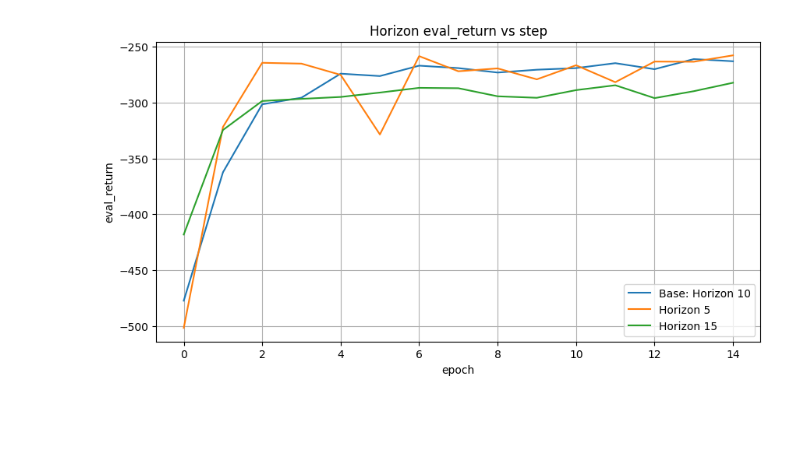
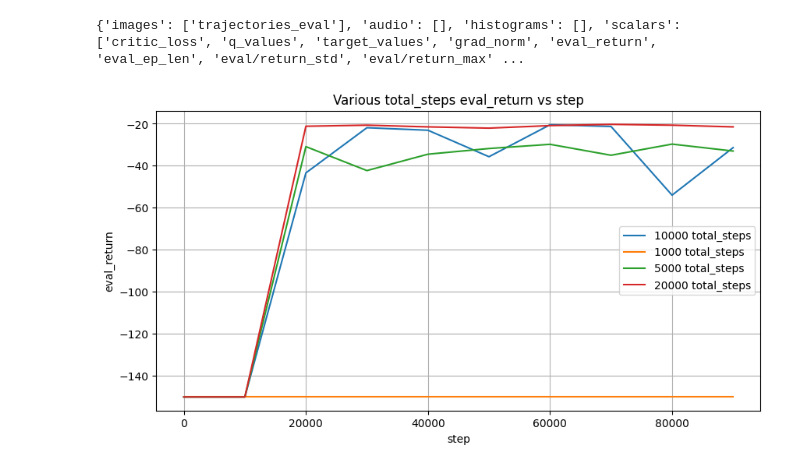
Before and after one commit to ShaanSinghGill/homework_fall2023, a Jupyter notebook: hw5/plots.ipynb, the cells around one changed output. Saved outputs shown, nothing was run; the diff lists cells and outputs as text; code cells hidden in the pictures; blank space fills up the shorter version.

```diff
--- a/hw5/plots.ipynb
+++ b/hw5/plots.ipynb
@@ -41,42 +75,49 @@ plt.show()
 # %%
-log_file = "data/reacher-cs285-v0_reacher_ablation_l2_h250_mpcrandom_horizon10_actionseq1000_02-11-2023_18-50-23"
-# log_file = 'data/reacher/reacher-cs285-v0_reacher_ablation_l2_h250_mpcrandom_horizon10_actionseq1000_26-10-2023_01-41-18'
+log_file = 'data/cqlNdqn/hw5_offline_PointmassMedium-v0_cql0.1_15-11-2023_09-44-22'
 event_acc = event_accumulator.EventAccumulator(log_file)
 event_acc.Reload()
 tags = event_acc.Tags()
-eval, step= [v.value for v in event_acc.Scalars('eval_return')], [v.step for v in event_acc.Scalars('eval_return')]
+print(tags)
+evals1, steps1 = [v.value for v in event_acc.Scalars('eval_return')], [
+    v.step for v in event_acc.Scalars('eval_return')]
 
-# log_file = "data/reacher-cs285-v0_reacher_ablation_l2_h250_mpcrandom_horizon10_actionseq1000_02-11-2023_17-27-00"
-# log_file = 'data/reacher/reacher-cs285-v0_reacher_ablation_l2_h250_mpcrandom_horizon10_actionseq1000_26-10-2023_01-44-39'
-log_file ='data/reacher-cs285-v0_reacher_ablation_l2_h250_mpcrandom_horizon5_actionseq1000_27-10-2023_11-00-27'
-# log_file = "data/reacher/reacher-cs285-v0_reacher_ablation_l2_h250_mpcrandom_horizon10_actionseq500_26-10-2023_09-52-37"
+log_file = 'data/hw5_offline_PointmassMedium-v0_cql0.1_26-11-2023_22-19-23'
 event_acc = event_accumulator.EventAccumulator(log_file)
 event_acc.Reload()
 tags = event_acc.Tags()
-evals2, steps2= [v.value for v in event_acc.Scalars('eval_return')], [v.step for v in event_acc.Scalars('eval_return')]
+evals2, steps2 = [v.value for v in event_acc.Scalars(
+    'eval_return')], [v.step for v in event_acc.Scalars('eval_return')]
 
-# log_file = "data/reacher-cs285-v0_reacher_ablation_l2_h250_mpcrandom_horizon10_actionseq1000_02-11-2023_17-42-00"
-# log_file = 'data/reacher/reacher-cs285-v0_reacher_ablation_l2_h250_mpcrandom_horizon10_actionseq1000_26-10-2023_01-45-03'
-log_file = 'data/reacher-cs285-v0_reacher_ablation_l2_h250_mpcrandom_horizon15_actionseq1000_27-10-2023_11-31-10'
-# log_file = 'data/reacher/reacher-cs285-v0_reacher_ablation_l2_h250_mpcrandom_horizon10_actionseq1500_26-10-2023_09-52-44'
+log_file = 'data/hw5_offline_PointmassMedium-v0_cql0.1_26-11-2023_22-23-07'
 event_acc = event_accumulator.EventAccumulator(log_file)
 event_acc.Reload()
 tags = event_acc.Tags()
-evals3, steps3= [v.value for v in event_acc.Scalars('eval_return')], [v.step for v in event_acc.Scalars('eval_return')]
+evals3, steps3 = [v.value for v in event_acc.Scalars(
+    'eval_return')], [v.step for v in event_acc.Scalars('eval_return')]
 
+
+log_file = 'data/hw5_offline_PointmassMedium-v0_cql0.1_26-11-2023_22-26-37'
+event_acc = event_accumulator.EventAccumulator(log_file)
+event_acc.Reload()
+tags = event_acc.Tags()
+evals4, steps4 = [v.value for v in event_acc.Scalars(
+    'eval_return')], [v.step for v in event_acc.Scalars('eval_return')]
 
 
 
 plt.figure(figsize=(10, 5))
-plt.plot(step, eval, label='Base: Horizon 10')
-plt.plot(steps2, evals2, label='Horizon 5')
-plt.plot(steps3, evals3, label='Horizon 15')
+plt.plot(steps1, evals1, label='10000 total_steps')
+plt.plot(steps2, evals2, label='1000 total_steps')
+plt.plot(steps3, evals3, label='5000 total_steps')
+plt.plot(steps4, evals4, label='20000 total_steps')
 
-plt.xlabel('epoch')
+
+plt.xlabel('step')
 plt.ylabel('eval_return')
-plt.title('Horizon eval_return vs step')
+plt.title('Various total_steps eval_return vs step')
 plt.legend()
 plt.grid(True)
 plt.show()
 # %% [output]
+{'images': ['trajectories_eval'], 'audio': [], 'histograms': [], 'scalars': ['critic_loss', 'q_values', 'target_values', 'grad_norm', 'eval_return', 'eval_ep_len', 'eval/return_std', 'eval/return_max' ...
-[figure, old version]
+[figure, new version]
```
Also changed, not shown: parts of 11 cells of this notebook, 1 other file.
